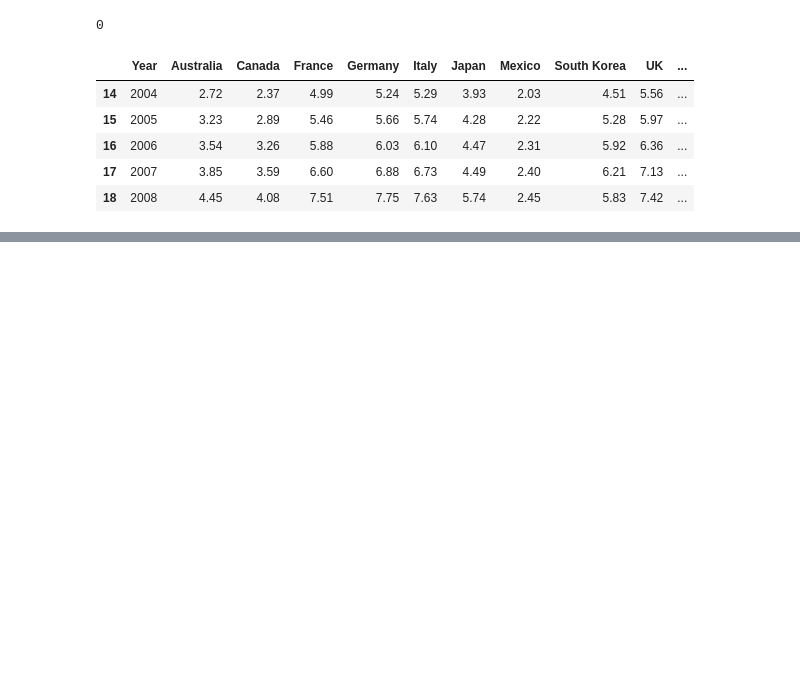
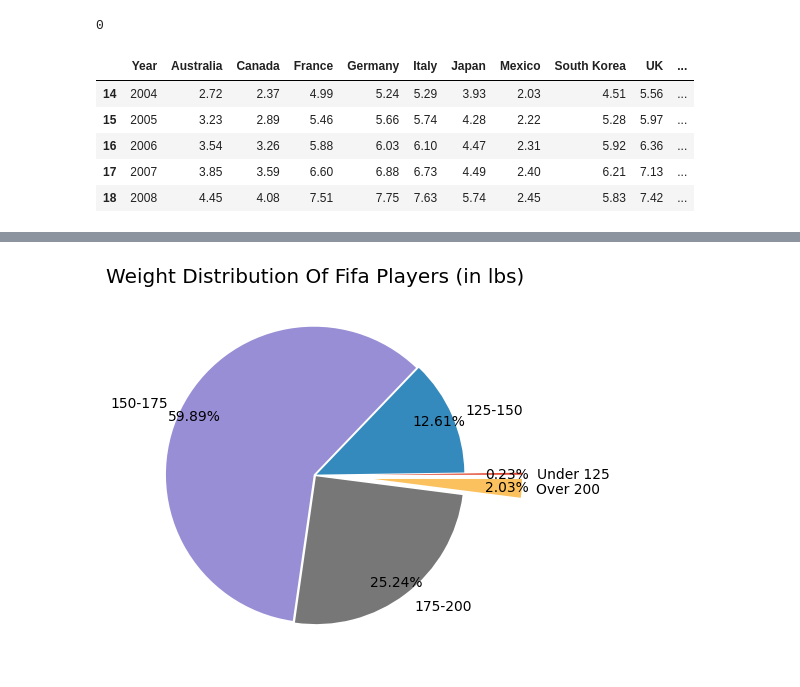
Before and after one commit to AbdulAzizMiazi/first-step-to-matplotlib, a Jupyter notebook: tutorials.ipynb, the cells around one changed output, grey strips where cells are left out. Cells and saved outputs as stored; diff of their text form; code cells hidden in the pictures; blank space fills up the shorter version.

```diff
--- a/tutorials.ipynb
+++ b/tutorials.ipynb
@@ -125,0 +175,29 @@ plt.show()
+# %%
+## Ploting a Pie char for the Weight column Data
+
+# Converting all data (string, non-str (i.e. NaN, int)) into string and then replacing the "lbs" part of each data with ""
+fifa['Weight'] = fifa['Weight'].astype(str).str.replace('lbs', '', regex=True)
+
+fifa['Weight'] = pd.to_numeric(fifa['Weight'], errors='coerce')  # Convert to numbers, invalid ones become NaN (errors='coerce' is for that)
+
+# Alternatively,
+# fifa.Weight = [int(x.strip("lbs")) if type(x) == str else x for x in fifa.Weight]  # I didn't get this
+
+light = fifa.loc[fifa.Weight < 125].count().loc["Name"]
+light_medium = fifa.loc[(fifa.Weight >= 125) & (fifa.Weight < 150)].count().iloc[0]
+medium = fifa.loc[(fifa.Weight >= 150) & (fifa.Weight < 175)].shape[0]
+medium_heavy = fifa.loc[(fifa.Weight >= 175) & (fifa.Weight < 200)].shape[0]
+heavy = fifa.loc[fifa.Weight > 200].shape[0]
+# %%
+weights = [light, light_medium, medium, medium_heavy, heavy]
+labels = ['Under 125', '125-150', '150-175', '175-200', 'Over 200']
+
+explode = (0.4, 0.01, 0.01, 0.009, 0.4)
+plt.style.use('ggplot') # for better color scheme
+plt.pie(weights, labels=labels, autopct="%.2f%%", pctdistance = 0.9, explode=explode)
+
+plt.title("weight distribution of FIFA players".title() + " (in lbs)")
+
+plt.show()
+# %% [output]
+[figure, added]
```
Also changed, not shown: parts of 8 cells of this notebook, 1 other file.
